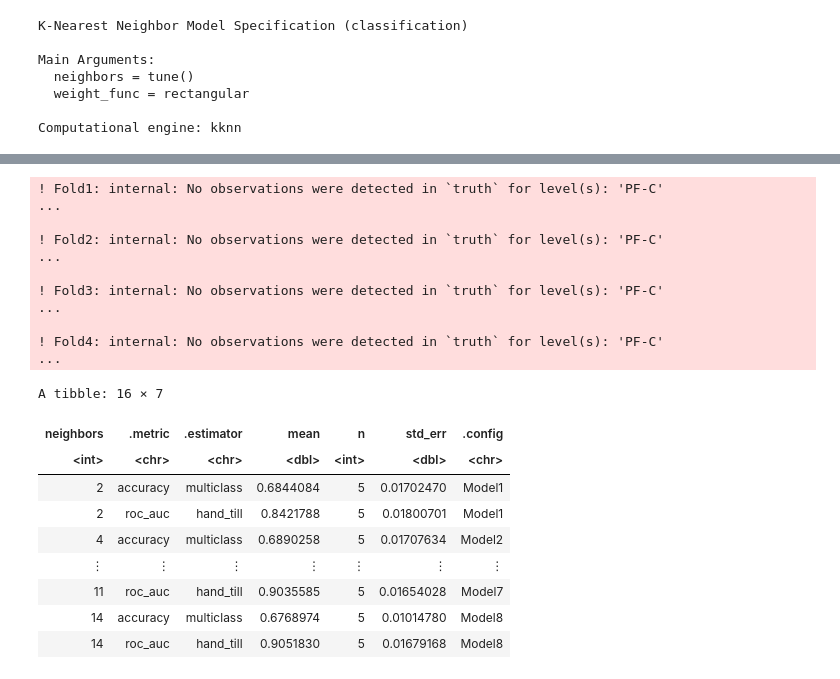
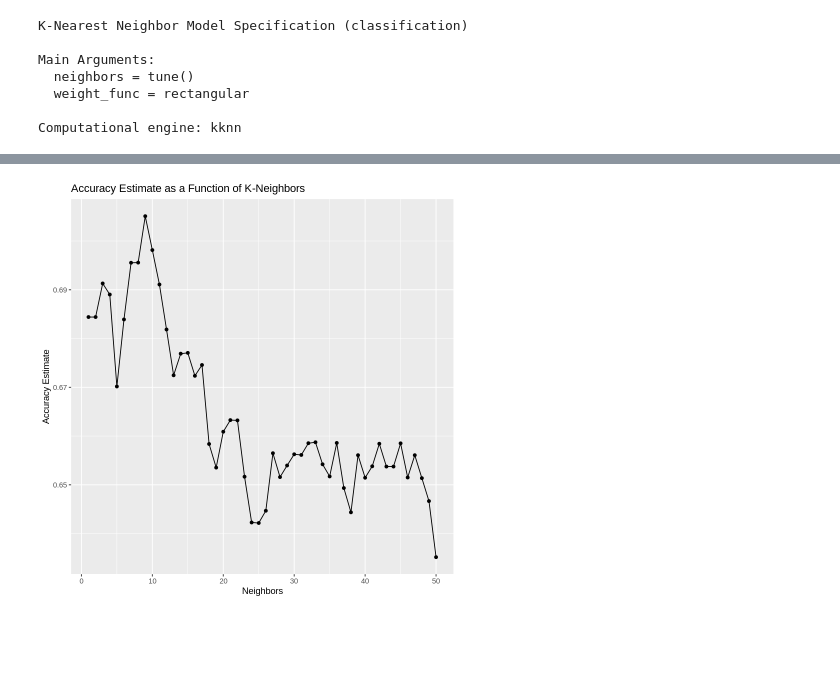
Before and after one commit to Knight-Oikos/Basketball-Player-Identification-Classification, a Jupyter notebook: BasketballPlayerKNN.ipynb, the cells around one changed output, grey strips where cells are left out. Saved outputs shown, nothing was run; the diff lists cells and outputs as text; code cells hidden in the pictures; blank space fills up the shorter version.

Commit message:
FINISHED EVALUATING TESTING SET.
ADD A MANUAL OBSERVATION IF YOU NEED TO.

```diff
--- a/BasketballPlayerKNN.ipynb
+++ b/BasketballPlayerKNN.ipynb
@@ -362,3 +320,15 @@ set.seed(2002)
 #Perform Cross Validation on Data (5-fold)
 
 player_vfold <- vfold_cv(player_train, v = 5, strata = Pos)
+# %%
+set.seed(2002)
+#Tibble of k-values
+k_vals <- tibble(neighbors = seq(from = 1, to = 50))
+# k_vals
+
+player_results <- workflow() %>%
+                 add_recipe(player_recipe) %>%
+                 add_model(player_tune) %>%
+                 tune_grid(resamples = player_vfold, grid = k_vals) %>%
+                 collect_metrics()
+player_results
@@ -365,43 +357,12 @@ player_vfold <- vfold_cv(player_train, v = 5, strata = Pos)
 # %%
-# accuracies <- player_results %>%
-#                  filter(.metric == 'accuracy')
+accuracies <- player_results %>%
+      filter(.metric == "accuracy")
 
-# cross_val_plot <- ggplot(accuracies, aes(x = neighbors, y = mean)) +
-#                   geom_point() +
-#                   geom_line() +
-#                   labs(x = 'Neighbors', y = 'Accuracy Estimate') +
-#                   theme(text = element_text(size = 20)) +
-#                   scale_x_continuous(breaks = seq(0, 20, 2)) +
-#                   scale_y_continuous(limits = c(0.7, 0.85))
-
-# cross_val_plot
+accuracy_versus_k <- ggplot(accuracies, aes(x = neighbors, y = mean))+
+      geom_point() +
+      geom_line() +
+      labs(x = "Neighbors", y = "Accuracy Estimate") +
+      ggtitle("Accuracy Estimate as a Function of K-Neighbors")
+accuracy_versus_k
+# %% [output]
+[figure, added]
-# %%
-set.seed(2002)
-player_results <- workflow() %>%
-                 add_recipe(player_recipe) %>%
-                 add_model(player_tune) %>%
-                 tune_grid(resamples = player_vfold, grid = 10) %>%
-                 collect_metrics
-player_results
-# %% [output]
-! Fold1: internal: No observations were detected in `truth` for level(s): 'PF-C'
-...
-
-! Fold2: internal: No observations were detected in `truth` for level(s): 'PF-C'
-...
-
-! Fold3: internal: No observations were detected in `truth` for level(s): 'PF-C'
-...
-
-! Fold4: internal: No observations were detected in `truth` for level(s): 'PF-C'
-...
-A tibble: 16 × 7
-| neighbors | .metric | .estimator | mean | n | std_err | .config |
-| <int> | <chr> | <chr> | <dbl> | <int> | <dbl> | <chr> |
-| 2 | accuracy | multiclass | 0.6844084 | 5 | 0.01702470 | Model1 |
-| 2 | roc_auc | hand_till | 0.8421788 | 5 | 0.01800701 | Model1 |
-| 4 | accuracy | multiclass | 0.6890258 | 5 | 0.01707634 | Model2 |
-| ⋮ | ⋮ | ⋮ | ⋮ | ⋮ | ⋮ | ⋮ |
-| 11 | roc_auc | hand_till | 0.9035585 | 5 | 0.01654028 | Model7 |
-| 14 | accuracy | multiclass | 0.6768974 | 5 | 0.01014780 | Model8 |
-| 14 | roc_auc | hand_till | 0.9051830 | 5 | 0.01679168 | Model8 |
```
Also changed, not shown: parts of 9 cells of this notebook.
